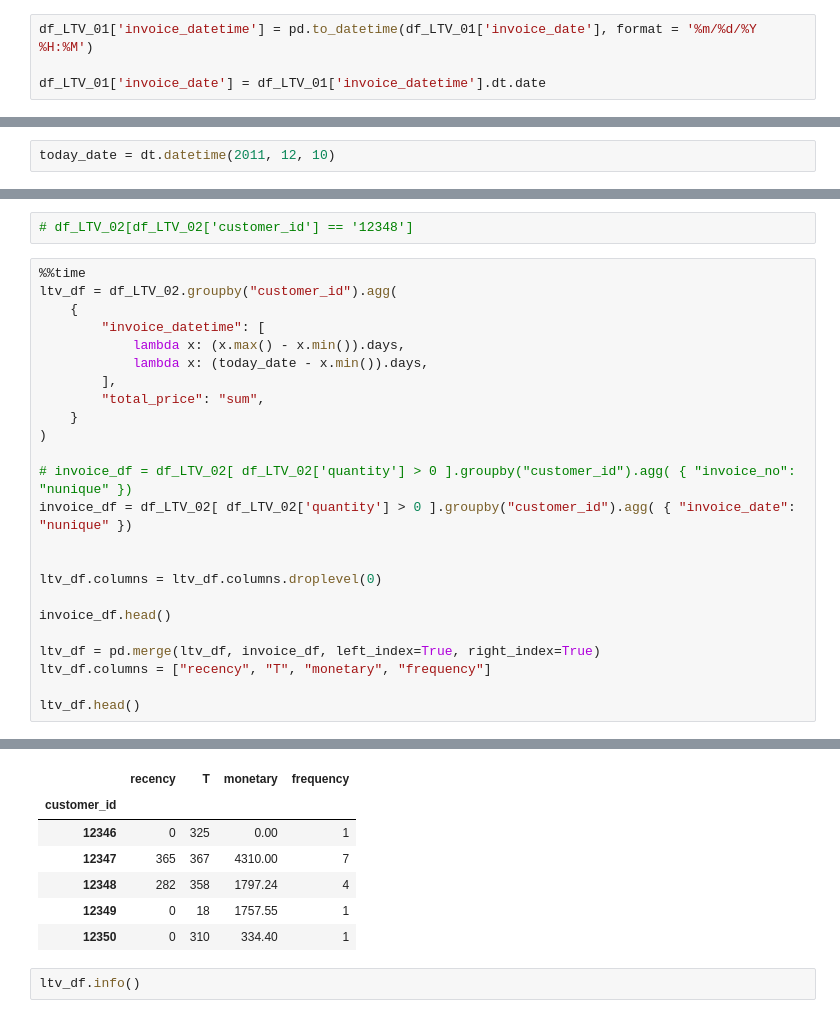
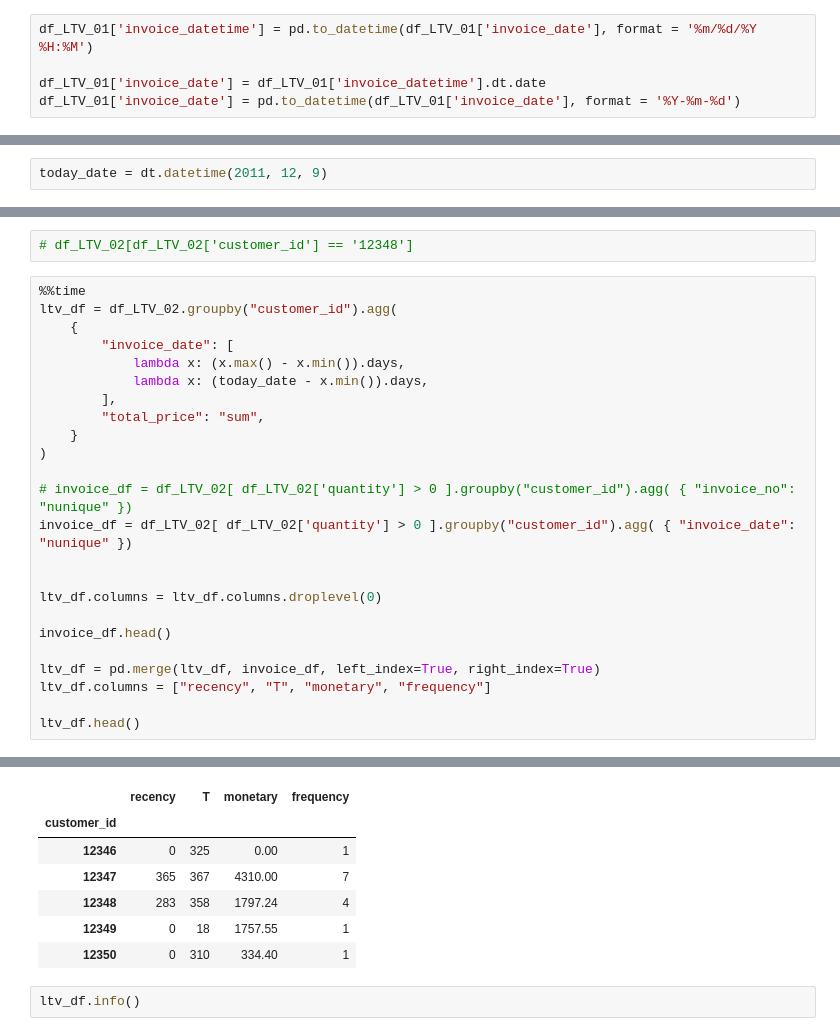
Before and after one commit to Nayoung-young/prj-ecommerce-ltv, a Jupyter notebook: e_commerce_LTV.ipynb, the cells around one changed output, grey strips where cells are left out. Drawn from its saved outputs; the diff is of its cells as text.

```diff
--- a/e_commerce_LTV.ipynb
+++ b/e_commerce_LTV.ipynb
@@ -256,6 +256,7 @@ df_LTV_01.sample(10)
 df_LTV_01['invoice_datetime'] = pd.to_datetime(df_LTV_01['invoice_date'], format = '%m/%d/%Y %H:%M')
 
 df_LTV_01['invoice_date'] = df_LTV_01['invoice_datetime'].dt.date
+df_LTV_01['invoice_date'] = pd.to_datetime(df_LTV_01['invoice_date'], format = '%Y-%m-%d')
 # %%
 df_LTV_01.info()
 # %% [output]
@@ -525,5 +530,5 @@ datetime.date(2011, 12, 9)
 # %%
-today_date = dt.datetime(2011, 12, 10)
+today_date = dt.datetime(2011, 12, 9)
 # %% [markdown]
 ## 3.1 RFM metrics
 # %% [markdown]
@@ -545,7 +563,7 @@ df_LTV_02[df_LTV_02['customer_id'] == '12346']
 %%time
 ltv_df = df_LTV_02.groupby("customer_id").agg(
     {
-        "invoice_datetime": [
+        "invoice_date": [
             lambda x: (x.max() - x.min()).days,
             lambda x: (today_date - x.min()).days,
         ],
@@ -571,8 +589,8 @@ Wall time: 1.53 s
 |  | recency | T | monetary | frequency |
 | customer_id |  |  |  |  |
 | 12346 | 0 | 325 | 0.00 | 1 |
 | 12347 | 365 | 367 | 4310.00 | 7 |
-| 12348 | 282 | 358 | 1797.24 | 4 |
+| 12348 | 283 | 358 | 1797.24 | 4 |
 | 12349 | 0 | 18 | 1757.55 | 1 |
 | 12350 | 0 | 310 | 334.40 | 1 |
 # %%
```
Also changed, not shown: parts of 37 cells of this notebook.
